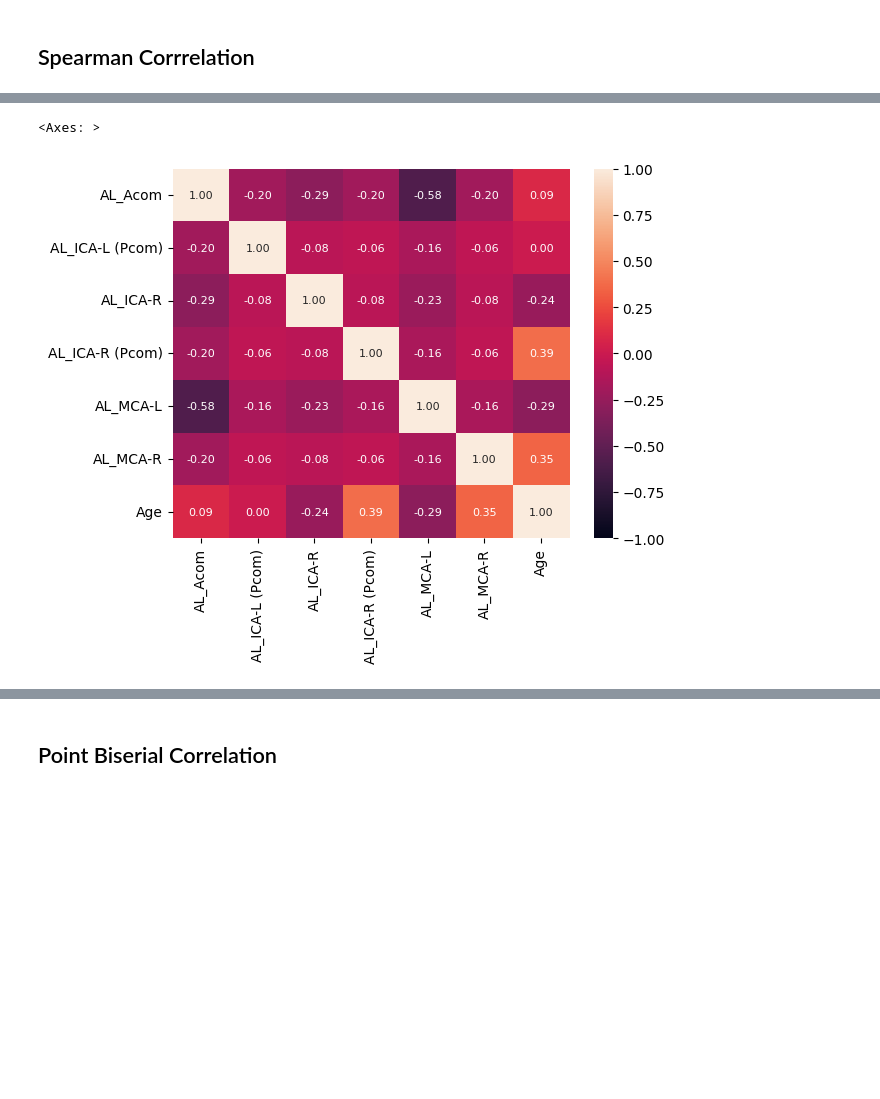
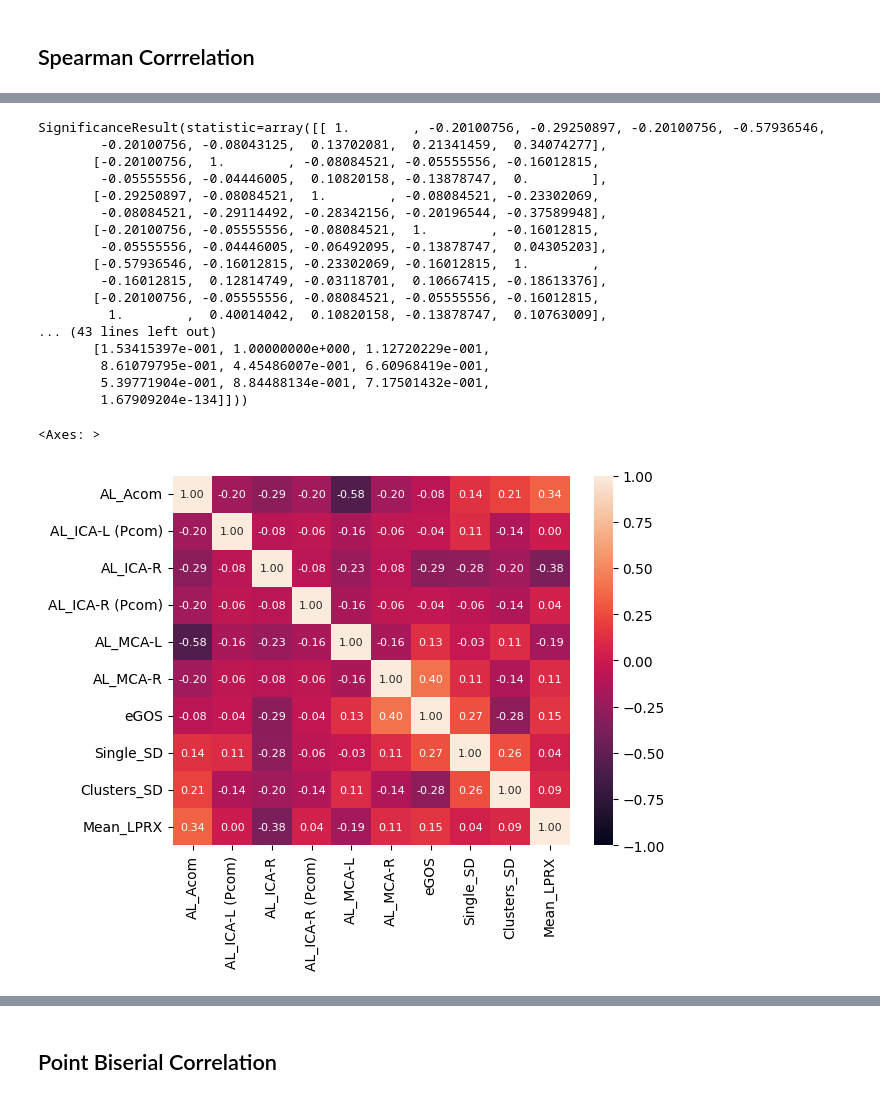
Before and after one commit to palolo02/ComputerVision, a Jupyter notebook: analysis.ipynb, the cells around one changed output, grey strips where cells are left out. Cells and saved outputs as stored; diff of their text form; code cells hidden in the pictures; blank space fills up the shorter version.

```diff
--- a/analysis.ipynb
+++ b/analysis.ipynb
@@ -194,9 +514,31 @@ sbn.heatmap(res, vmin=-1,vmax=1, annot=True, fmt='.2f', annot_kws={'size': 8})
 # %%
 # Spearman correlation
-res = sub_data.loc[:,[
+#['Age', 'Sex_Num', 'WFNS_Group_Num', 'WFNS', 'eGOS', 'Single_SD', 'Clusters_SD', 'Mean_LPRX']
+col_data = sub_data.loc[:,[
                         'AL_Acom', 'AL_ICA-L (Pcom)', 'AL_ICA-R', 'AL_ICA-R (Pcom)', 'AL_MCA-L', 'AL_MCA-R',
-                        "Age"]].corr(method="spearman")
+                        'eGOS', 'Single_SD', 'Clusters_SD', 'Mean_LPRX'
+                        ]]
+res = col_data.corr(method="spearman")
+#print(res.head())
+print(spearmanr(col_data))
 sbn.heatmap(res, vmin=-1,vmax=1, annot=True, fmt='.2f', annot_kws={'size': 8})
 # %% [output]
-<Axes: >
+SignificanceResult(statistic=array([[ 1.        , -0.20100756, -0.29250897, -0.20100756, -0.57936546,
+        -0.20100756, -0.08043125,  0.13702081,  0.21341459,  0.34074277],
+       [-0.20100756,  1.        , -0.08084521, -0.05555556, -0.16012815,
+        -0.05555556, -0.04446005,  0.10820158, -0.13878747,  0.        ],
+       [-0.29250897, -0.08084521,  1.        , -0.08084521, -0.23302069,
+        -0.08084521, -0.29114492, -0.28342156, -0.20196544, -0.37589948],
+       [-0.20100756, -0.05555556, -0.08084521,  1.        , -0.16012815,
+        -0.05555556, -0.04446005, -0.06492095, -0.13878747,  0.04305203],
+       [-0.57936546, -0.16012815, -0.23302069, -0.16012815,  1.        ,
+        -0.16012815,  0.12814749, -0.03118701,  0.10667415, -0.18613376],
+       [-0.20100756, -0.05555556, -0.08084521, -0.05555556, -0.16012815,
+         1.        ,  0.40014042,  0.10820158, -0.13878747,  0.10763009],
+... (43 lines left out)
+       [1.53415397e-001, 1.00000000e+000, 1.12720229e-001,
+        8.61079795e-001, 4.45486007e-001, 6.60968419e-001,
+        5.39771904e-001, 8.84488134e-001, 7.17501432e-001,
+        1.67909204e-134]]))
+<Axes: >
-[figure, old version]
+[figure, new version]
```
Also changed, not shown: parts of 27 cells of this notebook.
